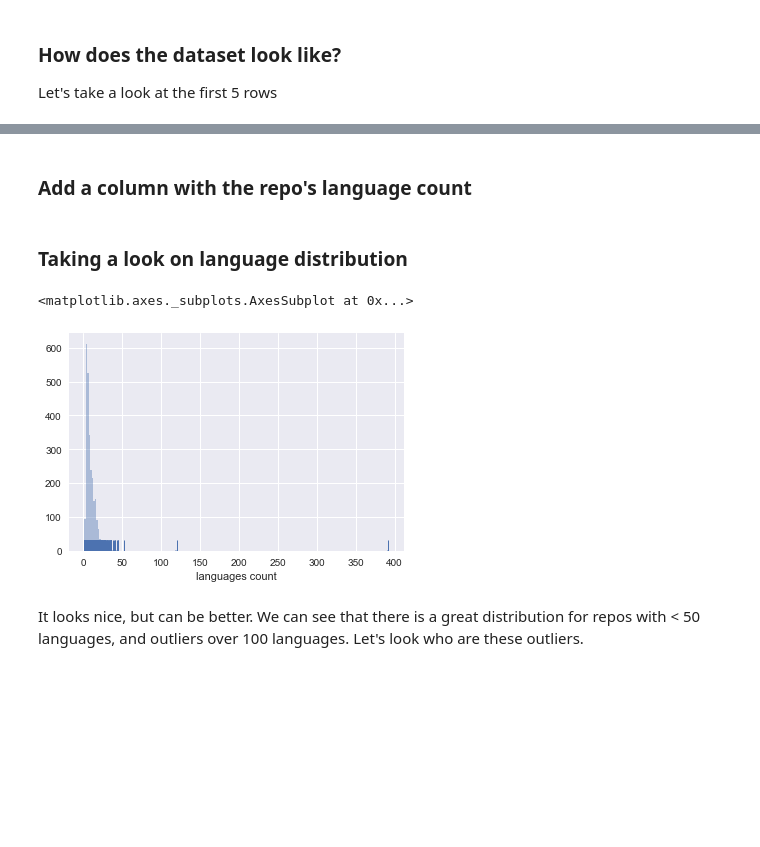
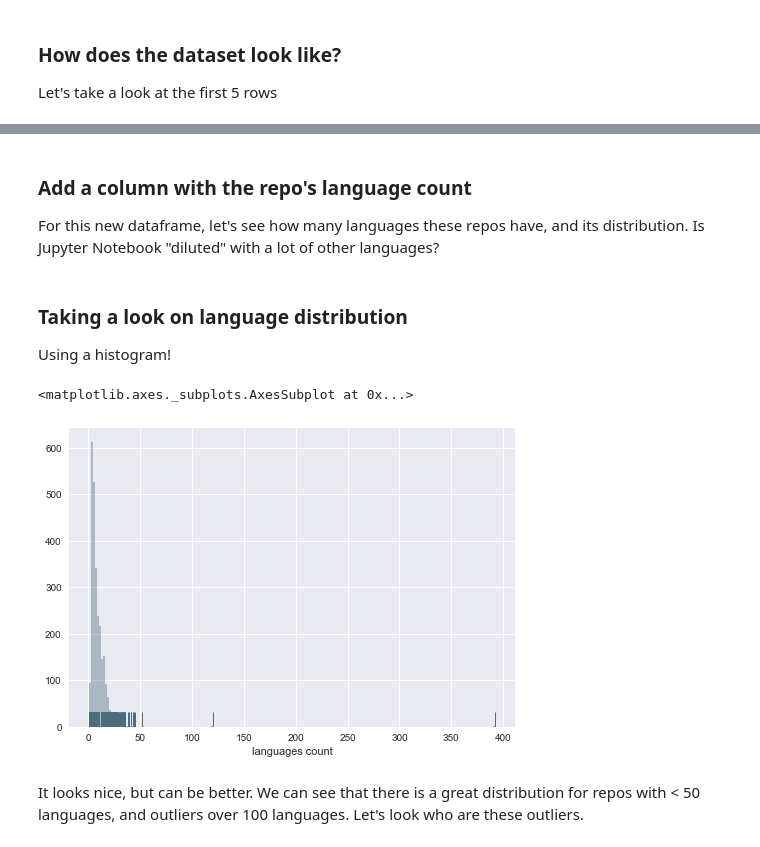
Before and after one commit to gomesfernanda/PGA_study, a Jupyter notebook: PGA_study_Jupyter.ipynb, the cells around one changed output, grey strips where cells are left out. Saved outputs shown, nothing was run; the diff lists cells and outputs as text; code cells hidden in the pictures; blank space fills up the shorter version.

```diff
--- a/PGA_study_Jupyter.ipynb
+++ b/PGA_study_Jupyter.ipynb
@@ -44,8 +47,10 @@ df.head()
 # %%
 language_name='Jupyter Notebook'
 jupyter_df = df[df['LANGS'].str.contains(language_name) == True]
-# %% [markdown]
-### Add a column with the repo's language count
+# %% [markdown]
+### Add a column with the repo's language count
+
+For this new dataframe, let's see how many languages these repos have, and its distribution. Is Jupyter Notebook "diluted" with a lot of other languages?
 # %%
 langs_count = []
 
@@ -55,11 +60,13 @@ for row in range(len(jupyter_df)):
 jupyter_df = jupyter_df.assign(LANGS_COUNT = langs_count)
 # %% [markdown]
 ### Taking a look on language distribution
+
+Using a histogram!
 # %%
-sns.distplot(jupyter_df['LANGS_COUNT'], bins=200, kde=False, rug=True, hist=True, axlabel="languages count")
+sns.distplot(jupyter_df['LANGS_COUNT'], bins=200, kde=False, rug=True, hist=True, axlabel="languages count", color="#4C6D7E")
 # %% [output]
 <matplotlib.axes._subplots.AxesSubplot at 0x...>
-[figure, old version]
+[figure, new version]
 # %% [markdown]
 It looks nice, but can be better.
 We can see that there is a great distribution for repos with < 50 languages, and outliers over 100 languages. Let's look who are these outliers.
```
Also changed, not shown: parts of 12 cells of this notebook.
